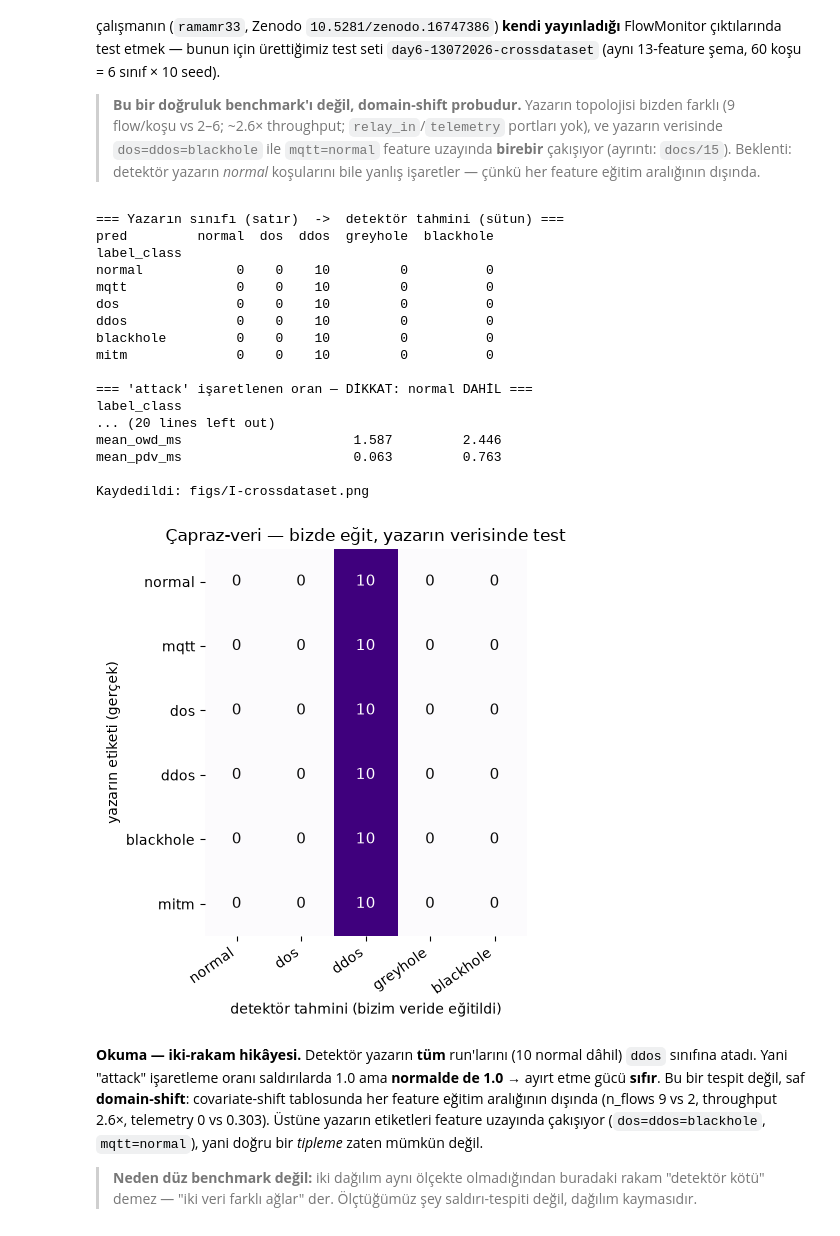
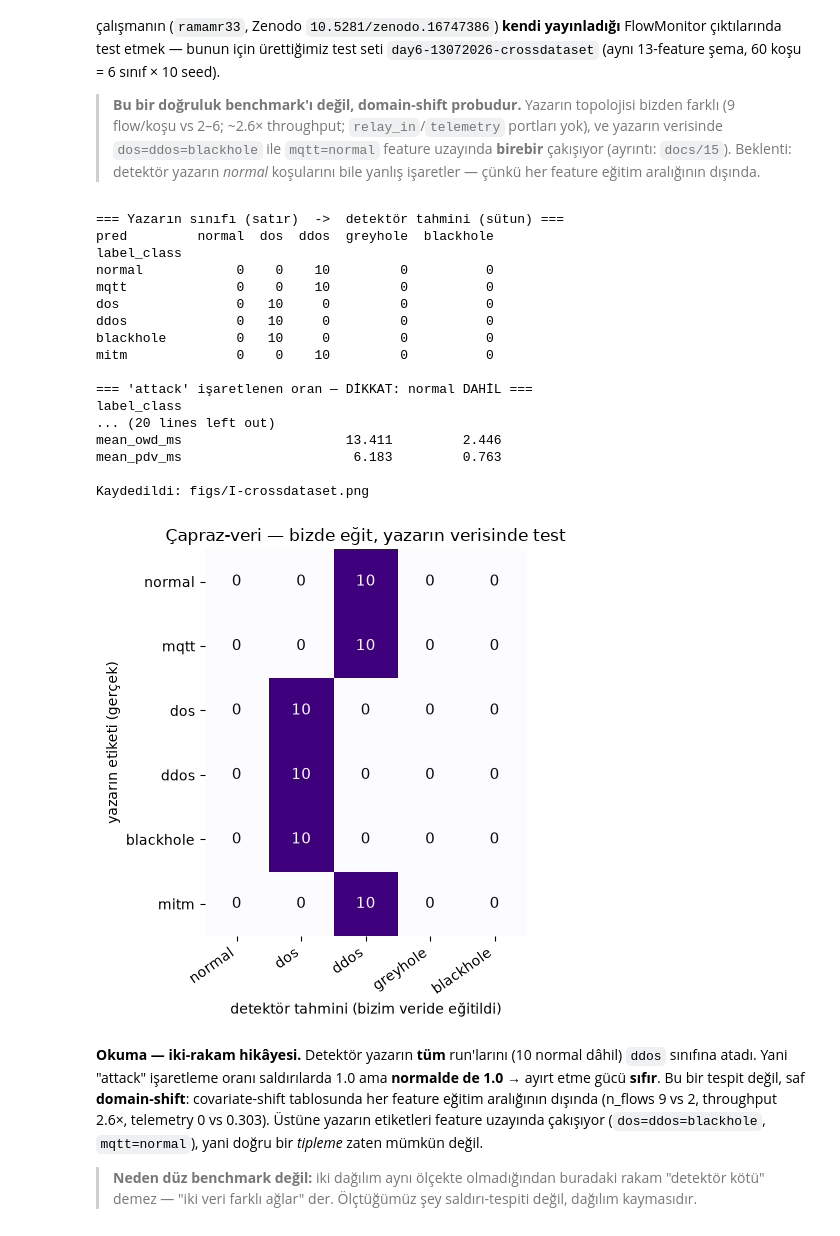
Before and after one commit to OkanKoca/IoMT-NetworkAttackScenarios18, a Jupyter notebook: my-work/day5-10072026-detector/05-durust-degerlendirme.ipynb, the cells around one changed output. Saved outputs shown, nothing was run; the diff lists cells and outputs as text; code cells hidden in the pictures.

```diff
--- a/my-work/day5-10072026-detector/05-durust-degerlendirme.ipynb
+++ b/my-work/day5-10072026-detector/05-durust-degerlendirme.ipynb
@@ -41,9 +41,9 @@ cands=[Path("my-work/day3-4-08072026-09072026-dataset/out/dataset.csv"),
 DATA=next((p for p in cands if p.exists()),None); assert DATA is not None
 df=pd.read_csv(DATA)
 FEATURES=["n_flows","total_throughput_mbps","max_flow_throughput_mbps","max_flow_txpackets",
-          "flow_concentration","delivery_ratio","overall_loss_ratio","control_owd_ms",
-          "control_pdv_ms","mean_owd_ms","mean_pdv_ms"]
-X=df[FEATURES].copy(); X["control_missing"]=X["control_owd_ms"].isna().astype(int); X=X.fillna(0.0)
+          "flow_concentration","delivery_ratio","overall_loss_ratio","monitor_owd_ms",
+          "monitor_pdv_ms","mean_owd_ms","mean_pdv_ms"]
+X=df[FEATURES].copy(); X["monitor_missing"]=X["monitor_owd_ms"].isna().astype(int); X=X.fillna(0.0)
 y=df["label_class"]
 CLASS_ORDER=["normal","dos","ddos","greyhole","blackhole"]
 
@@ -280,8 +283,8 @@ acands=[Path("my-work/day6-13072026-crossdataset/out/dataset.csv"),
 AUTH=next((p for p in acands if p.exists()),None)
 assert AUTH is not None, "önce üret: python3 my-work/day6-13072026-crossdataset/make_author_testset.py"
 adf=pd.read_csv(AUTH)
-# Eğitimle BİREBİR aynı hazırlık (aynı FEATURES + control_missing + fillna).
-Xa=adf[FEATURES].copy(); Xa["control_missing"]=Xa["control_owd_ms"].isna().astype(int); Xa=Xa.fillna(0.0)
+# Eğitimle BİREBİR aynı hazırlık (aynı FEATURES + monitor_missing + fillna).
+Xa=adf[FEATURES].copy(); Xa["monitor_missing"]=Xa["monitor_owd_ms"].isna().astype(int); Xa=Xa.fillna(0.0)
 
 # Eğit: bizim TÜM verimiz (X,y). Test: yazarın bağımsız verisi. En temiz çapraz protokol
 # (harici held-out; CV gerekmez). clone -> models sözlüğünü mutasyona uğratma.
@@ -311,39 +314,39 @@ print(cmp.to_string())
 fig,ax=plt.subplots(figsize=(5.8,5.2))
 ax.imshow(ct.values,cmap="Purples")
 ax.set_xticks(range(len(CLASS_ORDER)),CLASS_ORDER,rotation=35,ha="right")
 ax.set_yticks(range(len(AUTH_ORDER)),AUTH_ORDER)
 ax.set_xlabel("detektör tahmini (bizim veride eğitildi)"); ax.set_ylabel("yazarın etiketi (gerçek)")
 ax.set_title("Çapraz-veri — bizde eğit, yazarın verisinde test")
 mx=ct.values.max()
 for i in range(len(AUTH_ORDER)):
     for j in range(len(CLASS_ORDER)):
         v=ct.values[i,j]
         ax.text(j,i,v,ha="center",va="center",fontsize=11,
                 color="white" if v>mx/2 else "#0b0b0b")
 for s in ax.spines.values(): s.set_visible(False)
 fig.tight_layout()
 fig.savefig(FIGS/"I-crossdataset.png",dpi=150,bbox_inches="tight")
 print("\nKaydedildi: figs/I-crossdataset.png")
 plt.show()
 # %% [output]
 === Yazarın sınıfı (satır)  ->  detektör tahmini (sütun) ===
 pred         normal  dos  ddos  greyhole  blackhole
 label_class
 normal            0    0    10         0          0
 mqtt              0    0    10         0          0
-dos               0    0    10         0          0
-ddos              0    0    10         0          0
-blackhole         0    0    10         0          0
+dos               0   10     0         0          0
+ddos              0   10     0         0          0
+blackhole         0   10     0         0          0
 mitm              0    0    10         0          0
 
 === 'attack' işaretlenen oran — DİKKAT: normal DAHİL ===
 label_class
 ... (20 lines left out)
-mean_owd_ms                      1.587         2.446
-mean_pdv_ms                      0.063         0.763
+mean_owd_ms                     13.411         2.446
+mean_pdv_ms                      6.183         0.763
 
 Kaydedildi: figs/I-crossdataset.png
-[figure, old version]
+[figure, new version]
 # %% [markdown]
 **Okuma — iki-rakam hikâyesi.** Detektör yazarın **tüm** run'larını (10 normal dâhil) `ddos`
 sınıfına atadı. Yani "attack" işaretleme oranı saldırılarda 1.0 ama **normalde de 1.0** →
```
Also changed, not shown: parts of 7 cells of this notebook, 13 other files.
